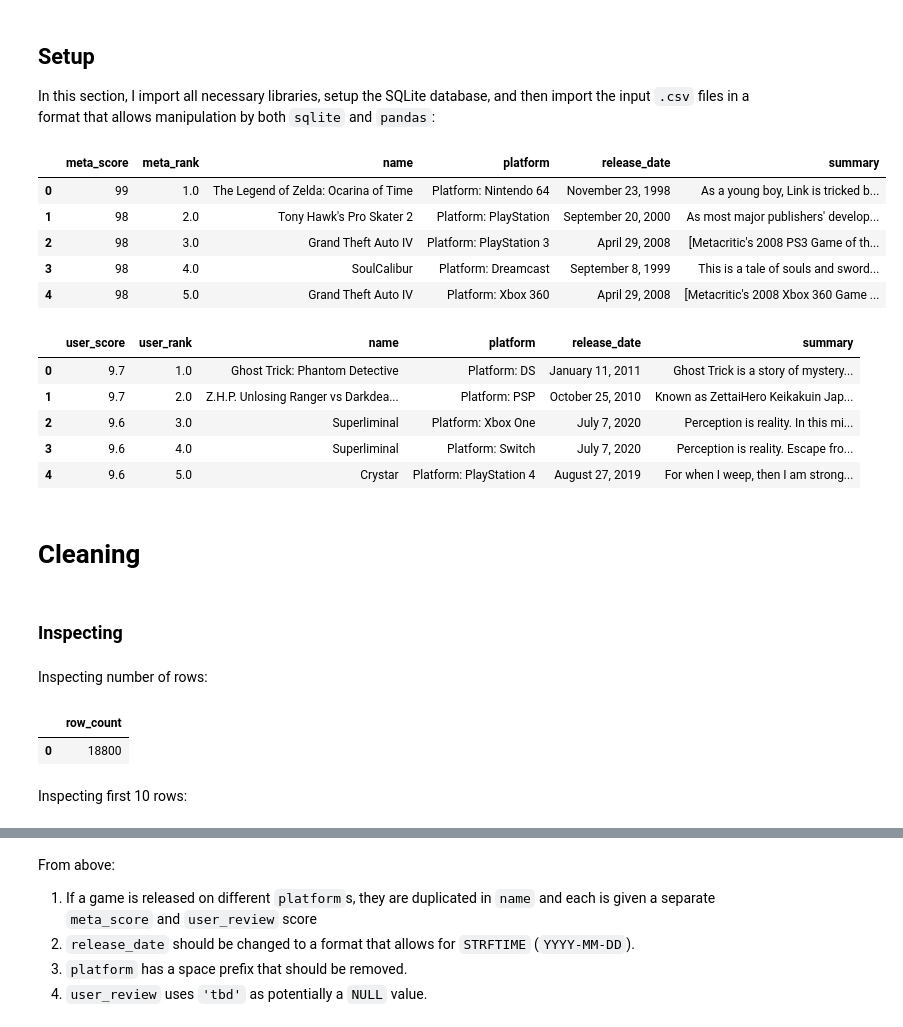
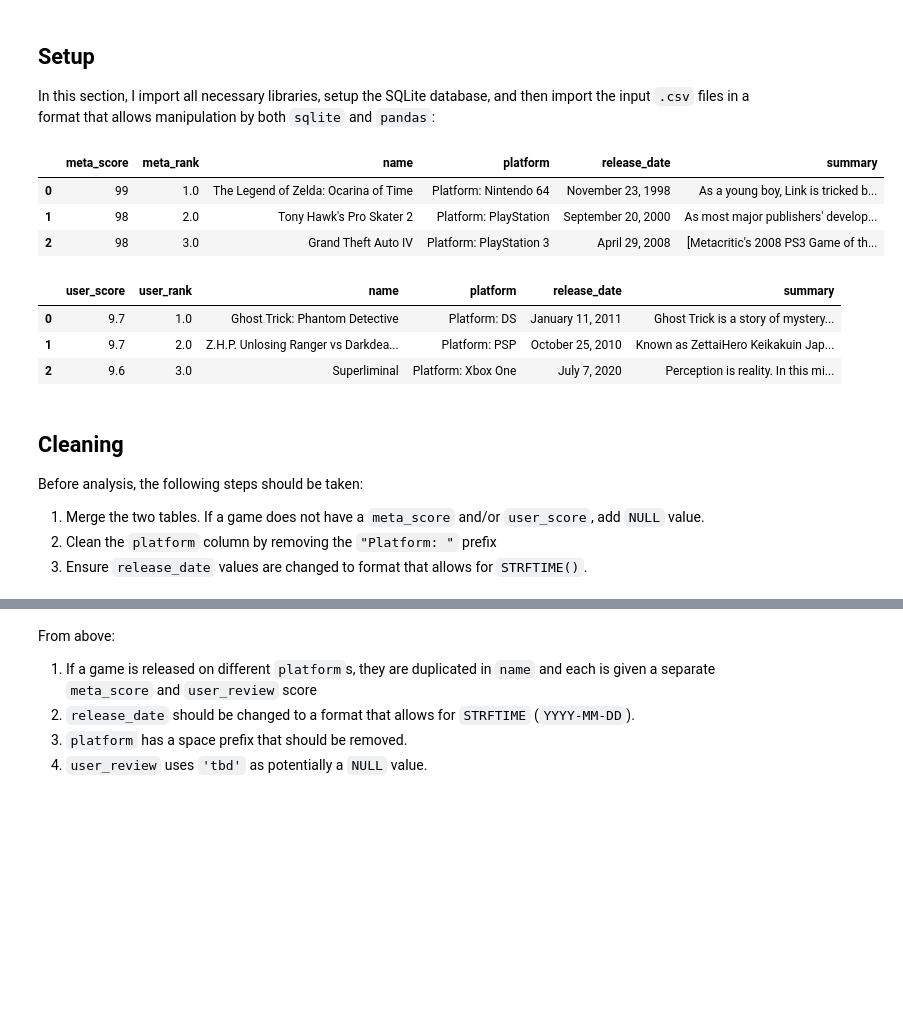
Before and after one commit to henrylin03/video-games, a Jupyter notebook: analysis.ipynb, the cells around one changed output, grey strips where cells are left out. Cells and saved outputs as stored; diff of their text form; code cells hidden in the pictures; blank space fills up the shorter version.

Commit message:
add cleaning markdown

```diff
--- a/analysis.ipynb
+++ b/analysis.ipynb
@@ -21,35 +21,23 @@ meta_df = pd.read_csv(os.path.join(INPUT_PATH, "meta.csv"))
 user_df = pd.read_csv(os.path.join(INPUT_PATH, "user.csv"))
 # %%
 meta_df.to_sql("meta", engine, if_exists="replace", index=False)
-pd.read_sql_query("SELECT * FROM meta LIMIT 5", engine)
+pd.read_sql_query("SELECT * FROM meta LIMIT 3", engine)
 # %% [output]
 |  | meta_score | meta_rank | name | platform | release_date | summary |
 | 0 | 99 | 1.0 | The Legend of Zelda: Ocarina of Time | Platform: Nintendo 64 | November 23, 1998 | As a young boy, Link is tricked b... |
 | 1 | 98 | 2.0 | Tony Hawk's Pro Skater 2 | Platform: PlayStation | September 20, 2000 | As most major publishers' develop... |
 | 2 | 98 | 3.0 | Grand Theft Auto IV | Platform: PlayStation 3 | April 29, 2008 | [Metacritic's 2008 PS3 Game of th... |
-| 3 | 98 | 4.0 | SoulCalibur | Platform: Dreamcast | September 8, 1999 | This is a tale of souls and sword... |
-| 4 | 98 | 5.0 | Grand Theft Auto IV | Platform: Xbox 360 | April 29, 2008 | [Metacritic's 2008 Xbox 360 Game ... |
 # %%
 user_df.to_sql("user", engine, if_exists="replace", index=False)
-pd.read_sql_query("SELECT * FROM user LIMIT 5", engine)
+pd.read_sql_query("SELECT * FROM user LIMIT 3", engine)
 # %% [output]
 |  | user_score | user_rank | name | platform | release_date | summary |
 | 0 | 9.7 | 1.0 | Ghost Trick: Phantom Detective | Platform: DS | January 11, 2011 | Ghost Trick is a story of mystery... |
 | 1 | 9.7 | 2.0 | Z.H.P. Unlosing Ranger vs Darkdea... | Platform: PSP | October 25, 2010 | Known as ZettaiHero Keikakuin Jap... |
 | 2 | 9.6 | 3.0 | Superliminal | Platform: Xbox One | July 7, 2020 | Perception is reality. In this mi... |
-| 3 | 9.6 | 4.0 | Superliminal | Platform: Switch | July 7, 2020 | Perception is reality. Escape fro... |
-| 4 | 9.6 | 5.0 | Crystar | Platform: PlayStation 4 | August 27, 2019 | For when I weep, then I am strong... |
 # %% [markdown]
-# Cleaning
+## Cleaning
+Before analysis, the following steps should be taken:
+1. Merge the two tables. If a game does not have a `meta_score` and/or `user_score`, add `NULL` value.
+2. Clean the `platform` column by removing the `"Platform: "` prefix
+3. Ensure `release_date` values are changed to format that allows for `STRFTIME()`.
-# %% [markdown]
-### Inspecting
-# %% [markdown]
-Inspecting number of rows:
-# %%
-pd.read_sql_query("""SELECT COUNT(*) row_count
-                     FROM vg""", engine)
-# %% [output]
-|  | row_count |
-| 0 | 18800 |
-# %% [markdown]
-Inspecting first 10 rows:
```
Also changed, not shown: parts of 3 cells of this notebook.
